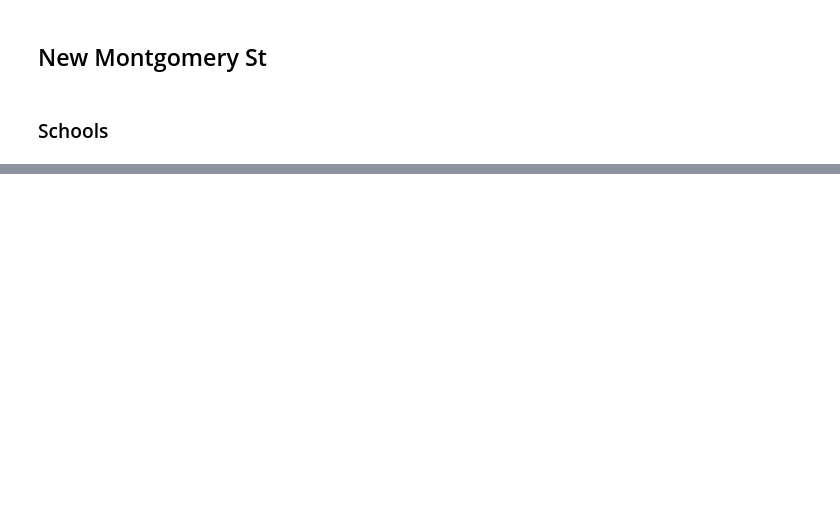
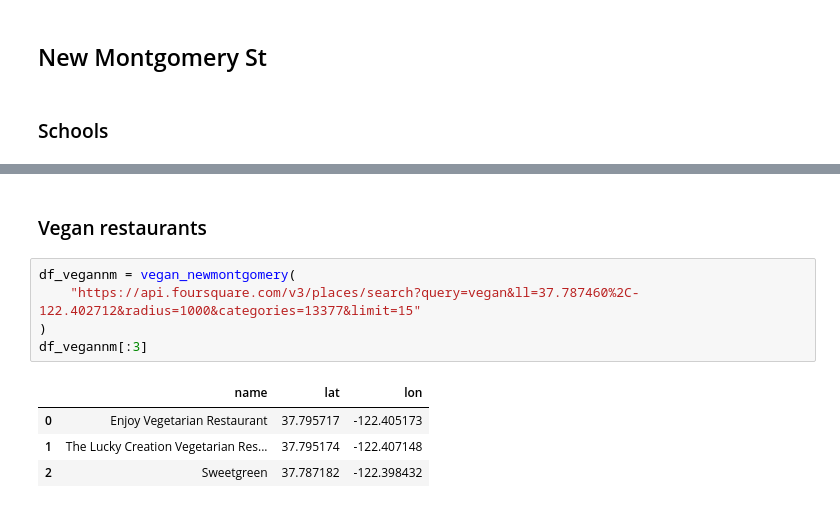
Before and after one commit to lauurasarabia/Imperial_Game, a Jupyter notebook: Offices.ipynb, the cells around one changed output, grey strips where cells are left out. Drawn from its saved outputs; the diff is of its cells as text; blank space fills up the shorter version.

```diff
--- a/Offices.ipynb
+++ b/Offices.ipynb
@@ -65,0 +81,12 @@ nearby_newmont("1000", "12058")
+# %% [markdown]
+### Vegan restaurants
+# %%
+df_vegannm = vegan_newmontgomery(
+    "https://api.foursquare.com/v3/places/search?query=vegan&ll=37.787460%2C-122.402712&radius=1000&categories=13377&limit=15"
+)
+df_vegannm[:3]
+# %% [output]
+|  | name | lat | lon |
+| 0 | Enjoy Vegetarian Restaurant | 37.795717 | -122.405173 |
+| 1 | The Lucky Creation Vegetarian Res... | 37.795174 | -122.407148 |
+| 2 | Sweetgreen | 37.787182 | -122.398432 |
```
Also changed, not shown: parts of 59 cells of this notebook, 2 other files.
